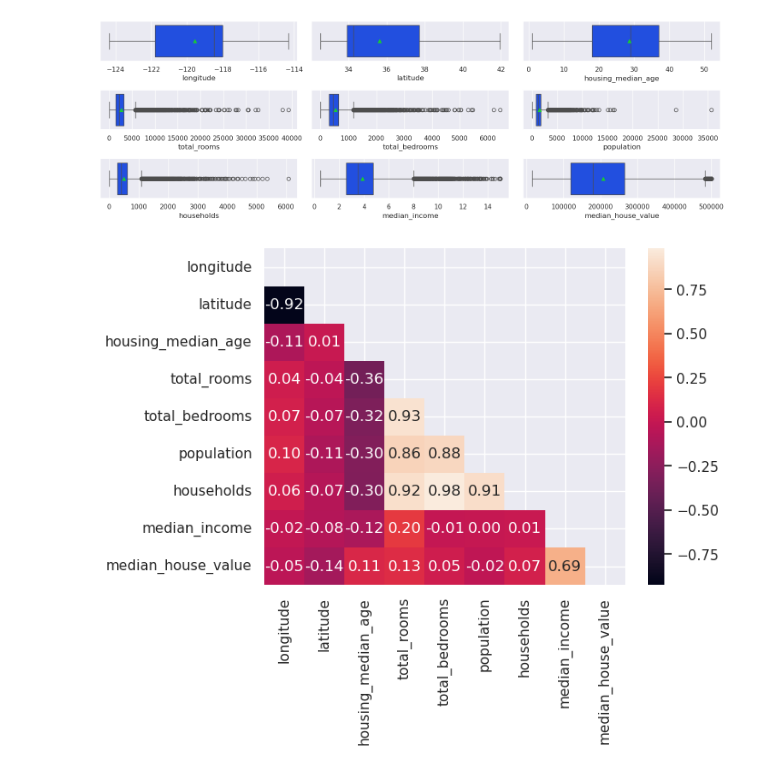
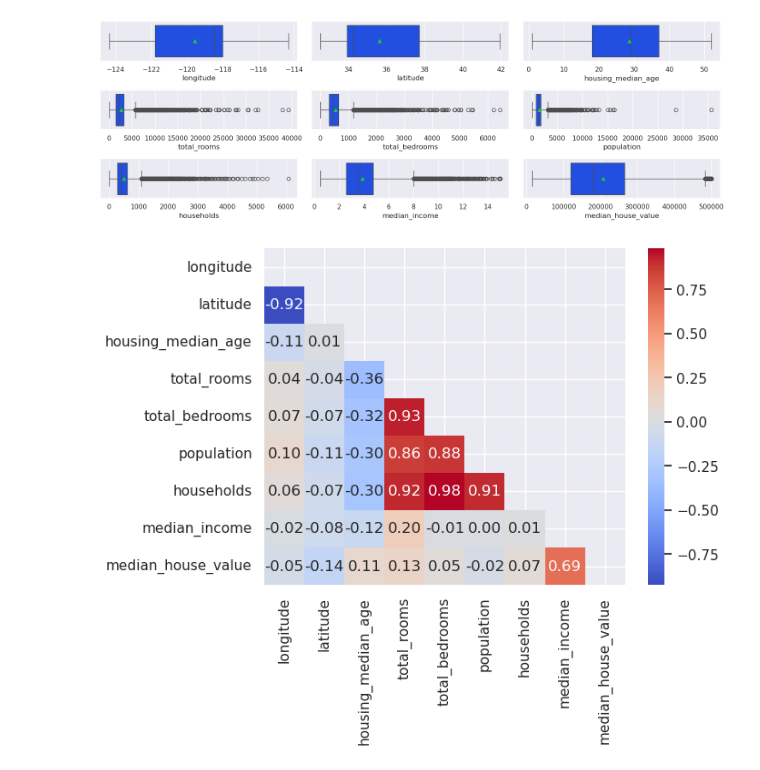
Before and after one commit to HilarioMarques/Regressao_preco_casas_California_Kaggle, a Jupyter notebook: notebooks/Analise_exploratoria.ipynb, the cells around one changed output. Saved outputs shown, nothing was run; the diff lists cells and outputs as text; code cells hidden in the pictures.

```diff
--- a/notebooks/Analise_exploratoria.ipynb
+++ b/notebooks/Analise_exploratoria.ipynb
@@ -152,16 +152,17 @@ plt.show()
 # %%
 matriz = np.triu(df.select_dtypes("number").corr())
 
 fig, axs = plt.subplots()
 
 sns.heatmap(
     df.select_dtypes("number").corr(),
     mask=matriz,
     annot=True,
     fmt=".2f",
-    ax=axs
+    ax=axs,
+    cmap=PALETTE
 )
 
 plt.show()
 # %% [output]
-[figure, old version]
+[figure, new version]
```
Also changed, not shown: parts of 1 cell of this notebook.
